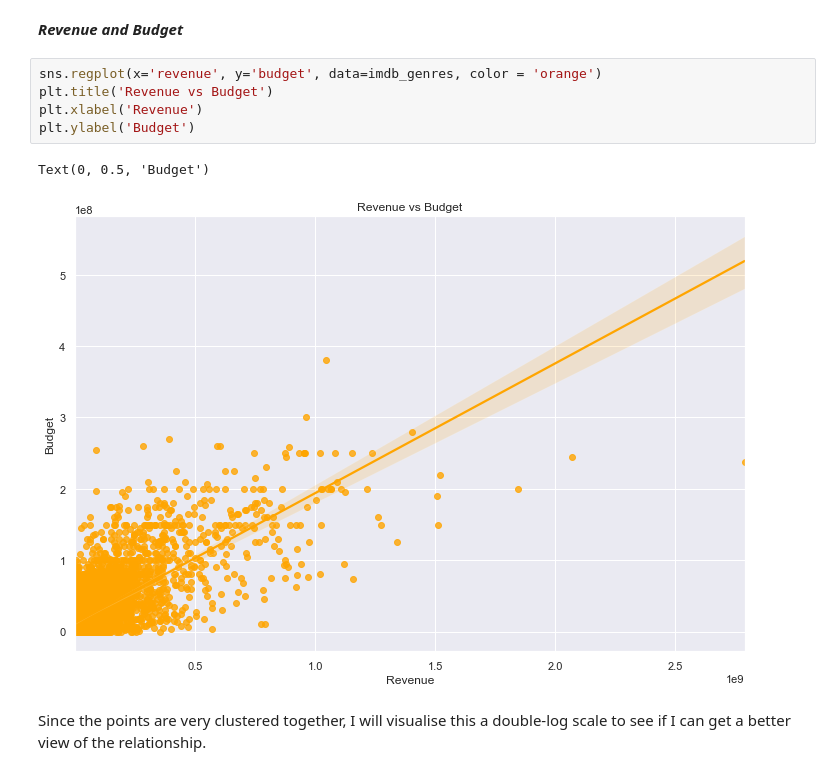
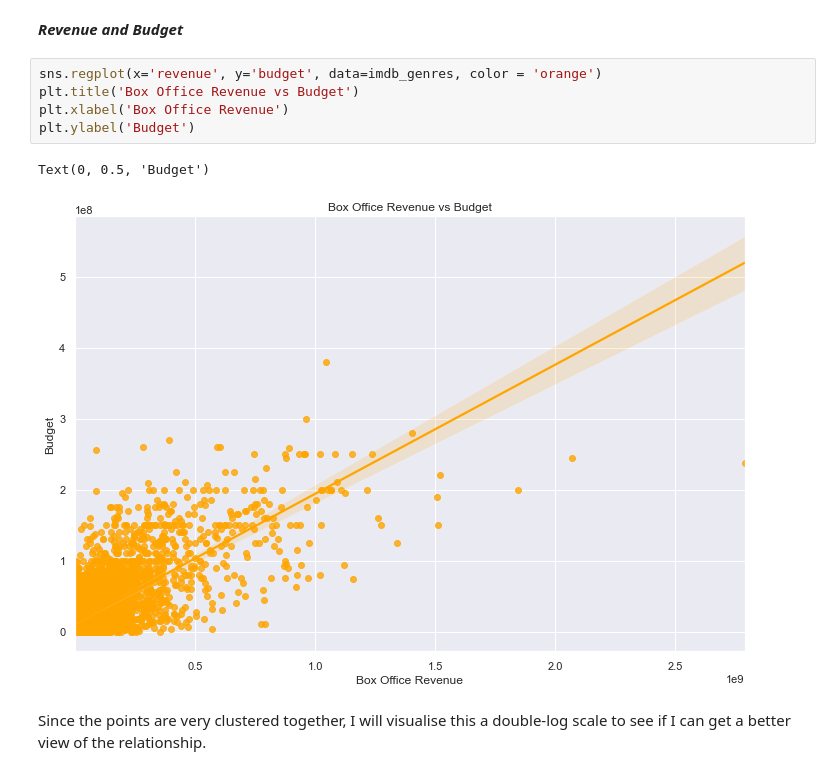
Before and after one commit to samgarcia3/Film-Analysis-and-Prediction, a Jupyter notebook: notebooks/IMDb EDA.ipynb, the cells around one changed output. Cells and saved outputs as stored; diff of their text form.

```diff
--- a/notebooks/IMDb EDA.ipynb
+++ b/notebooks/IMDb EDA.ipynb
@@ -205,12 +250,12 @@ Within my features, there are three stronger correlations :
 ***Revenue and Budget***
 # %%
 sns.regplot(x='revenue', y='budget', data=imdb_genres, color = 'orange')
-plt.title('Revenue vs Budget')
-plt.xlabel('Revenue')
+plt.title('Box Office Revenue vs Budget')
+plt.xlabel('Box Office Revenue')
 plt.ylabel('Budget')
 # %% [output]
 Text(0, 0.5, 'Budget')
-[figure, old version]
+[figure, new version]
 # %% [markdown]
 Since the points are very clustered together, I will visualise this a double-log scale to see if I can get a better view of the relationship.
 # %%
```
Also changed, not shown: parts of 22 cells of this notebook, 4 other files.
